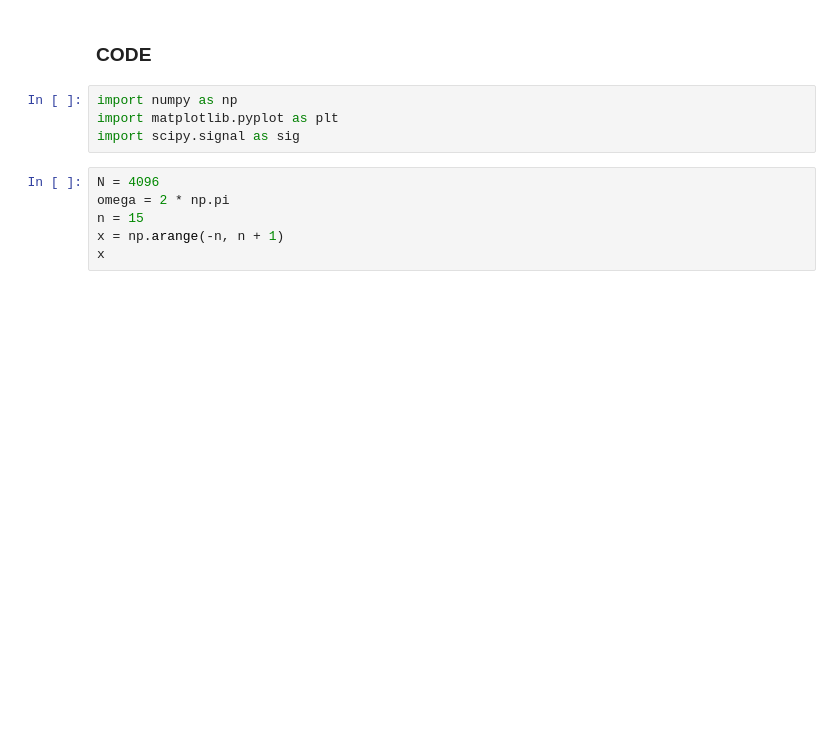
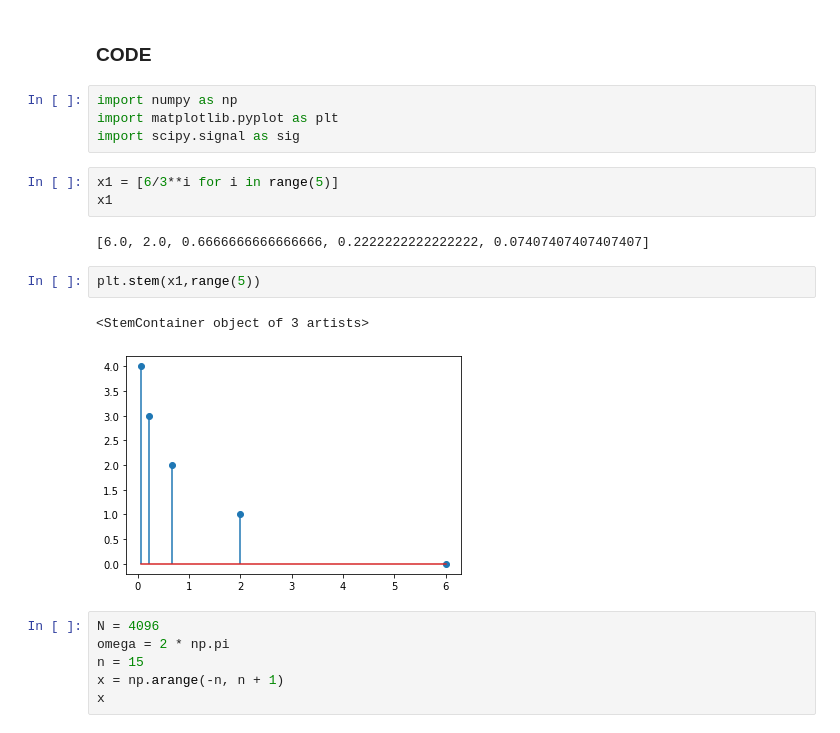
Before and after one commit to the-pinbo/EC211, a Jupyter notebook: Lab2/DTFT.ipynb, the cells around one changed output. Cells and saved outputs as stored; diff of their text form; blank space fills up the shorter version.

```diff
--- a/Lab2/DTFT.ipynb
+++ b/Lab2/DTFT.ipynb
@@ -25,6 +25,16 @@ https://docs.scipy.org/doc/scipy-0.18.1/reference/generated/scipy.signal.freqz.h
 import numpy as np
 import matplotlib.pyplot as plt
 import scipy.signal as sig
+# %%
+x1 = [6/3**i for i in range(5)]
+x1
+# %% [output]
+[6.0, 2.0, 0.6666666666666666, 0.2222222222222222, 0.07407407407407407]
+# %%
+plt.stem(x1,range(5))
+# %% [output]
+<StemContainer object of 3 artists>
+[figure, added]
 # %%
 N = 4096
 omega = 2 * np.pi
```
Also changed, not shown: parts of 16 cells of this notebook.
